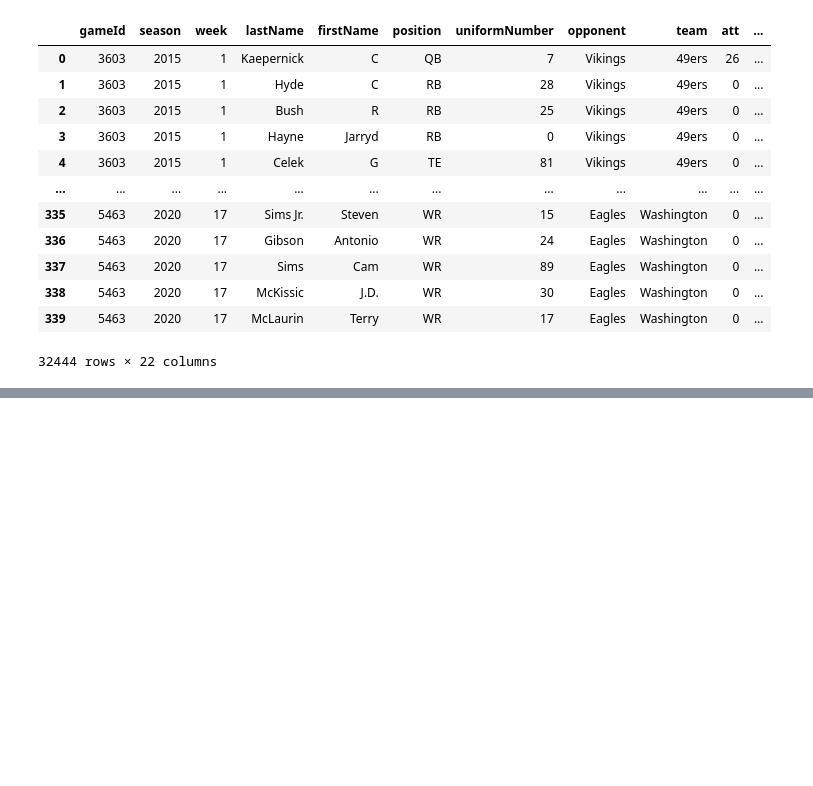
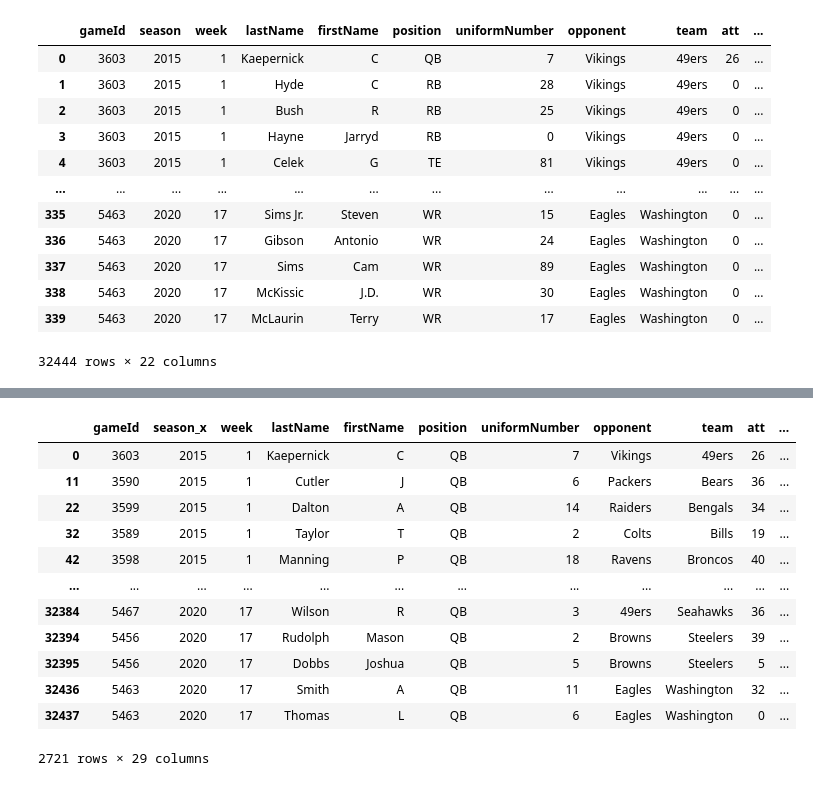
Before and after one commit to nblaul/Project-1, a Jupyter notebook: Project1_datacleanup.ipynb, the cells around one changed output, grey strips where cells are left out. Drawn from its saved outputs; the diff is of its cells as text; code cells hidden in the pictures; blank space fills up the shorter version.

```diff
--- a/Project1_datacleanup.ipynb
+++ b/Project1_datacleanup.ipynb
@@ -116,0 +109,17 @@ Name: conditions, dtype: int64
+# %%
+qb_stats_df = qb_stats_df.loc[(qb_stats_df['surface'] == 'Grass') | (qb_stats_df['surface'] == 'Turf')]
+qb_stats_df
+# %% [output]
+|  | gameId | season_x | week | lastName | firstName | position | uniformNumber | opponent | team | att | ... |
+| 0 | 3603 | 2015 | 1 | Kaepernick | C | QB | 7 | Vikings | 49ers | 26 | ... |
+| 11 | 3590 | 2015 | 1 | Cutler | J | QB | 6 | Packers | Bears | 36 | ... |
+| 22 | 3599 | 2015 | 1 | Dalton | A | QB | 14 | Raiders | Bengals | 34 | ... |
+| 32 | 3589 | 2015 | 1 | Taylor | T | QB | 2 | Colts | Bills | 19 | ... |
+| 42 | 3598 | 2015 | 1 | Manning | P | QB | 18 | Ravens | Broncos | 40 | ... |
+| ... | ... | ... | ... | ... | ... | ... | ... | ... | ... | ... | ... |
+| 32384 | 5467 | 2020 | 17 | Wilson | R | QB | 3 | 49ers | Seahawks | 36 | ... |
+| 32394 | 5456 | 2020 | 17 | Rudolph | Mason | QB | 2 | Browns | Steelers | 39 | ... |
+| 32395 | 5456 | 2020 | 17 | Dobbs | Joshua | QB | 5 | Browns | Steelers | 5 | ... |
+| 32436 | 5463 | 2020 | 17 | Smith | A | QB | 11 | Eagles | Washington | 32 | ... |
+| 32437 | 5463 | 2020 | 17 | Thomas | L | QB | 6 | Eagles | Washington | 0 | ... |
+2721 rows × 29 columns
```
Also changed, not shown: parts of 11 cells of this notebook, 4 other files.
